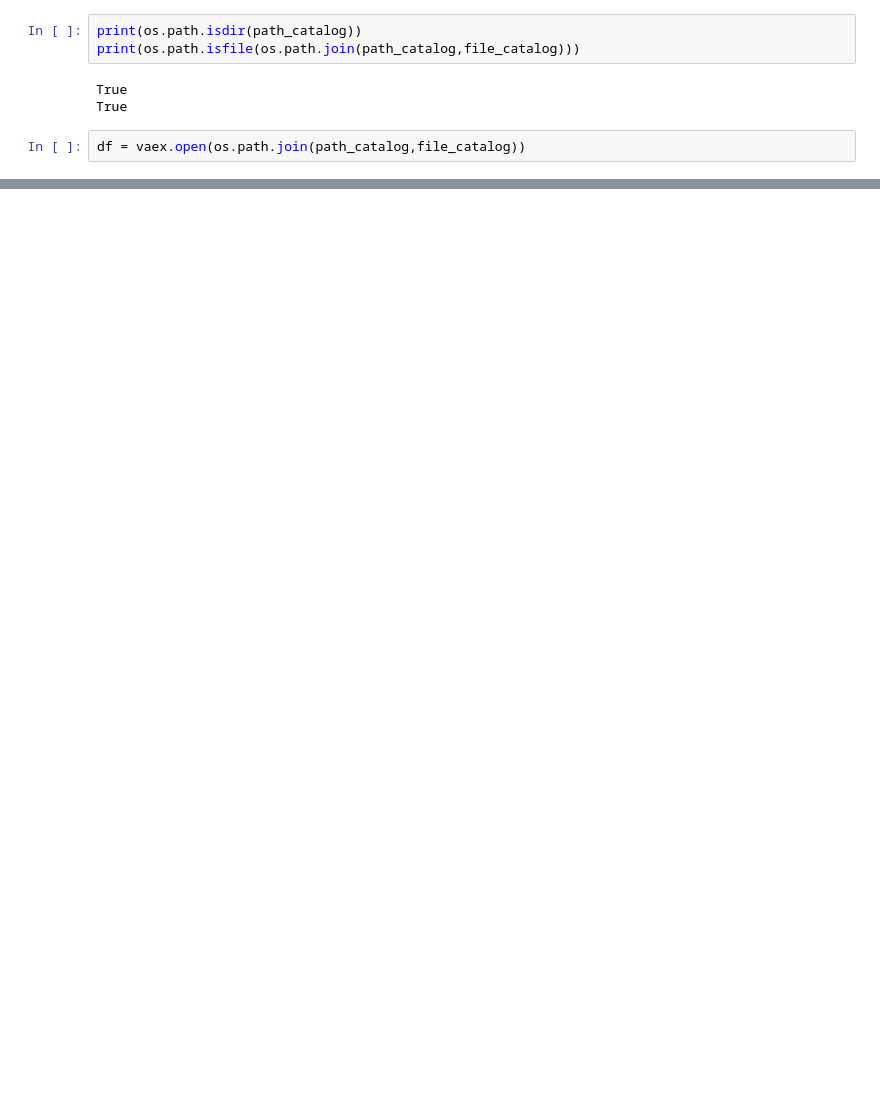
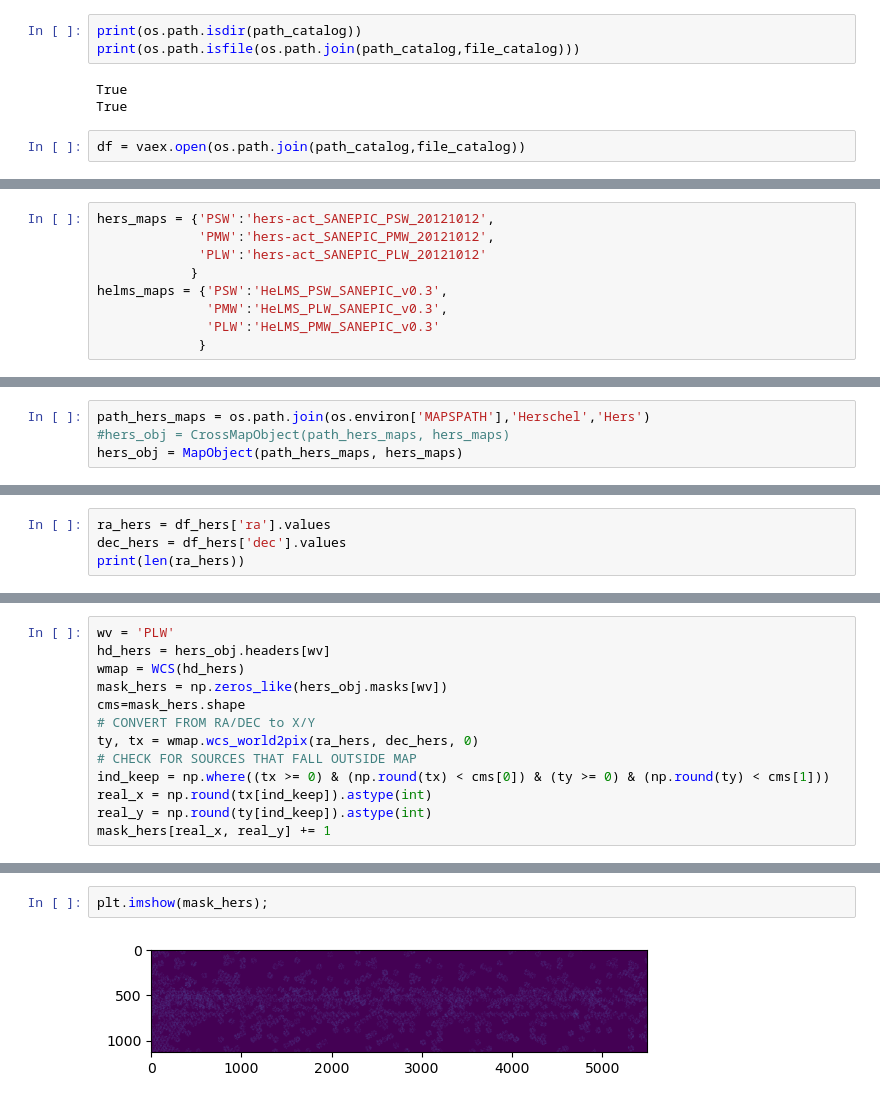
Before and after one commit to marcoviero/hetdexXhers, a Jupyter notebook: Parse_HETDEX_Catalog.ipynb, the cells around one changed output, grey strips where cells are left out. Cells and saved outputs as stored; diff of their text form; blank space fills up the shorter version.

Commit message:
Added proper footprint mask to catalog.

```diff
--- a/Parse_HETDEX_Catalog.ipynb
+++ b/Parse_HETDEX_Catalog.ipynb
@@ -77,0 +142,9 @@ fits_data
+# %%
+hers_maps = {'PSW':'hers-act_SANEPIC_PSW_20121012',
+             'PMW':'hers-act_SANEPIC_PMW_20121012',
+             'PLW':'hers-act_SANEPIC_PLW_20121012'
+            }
+helms_maps = {'PSW':'HeLMS_PSW_SANEPIC_v0.3',
+              'PMW':'HeLMS_PLW_SANEPIC_v0.3',
+              'PLW':'HeLMS_PMW_SANEPIC_v0.3'
+             }
@@ -77,0 +282,4 @@ fits_data
+# %%
+path_hers_maps = os.path.join(os.environ['MAPSPATH'],'Herschel','Hers')
+#hers_obj = CrossMapObject(path_hers_maps, hers_maps)
+hers_obj = MapObject(path_hers_maps, hers_maps)
@@ -77,0 +290,4 @@ fits_data
+# %%
+ra_hers = df_hers['ra'].values
+dec_hers = df_hers['dec'].values
+print(len(ra_hers))
@@ -77,0 +340,13 @@ fits_data
+# %%
+wv = 'PLW'
+hd_hers = hers_obj.headers[wv]
+wmap = WCS(hd_hers)
+mask_hers = np.zeros_like(hers_obj.masks[wv])
+cms=mask_hers.shape
+# CONVERT FROM RA/DEC to X/Y
+ty, tx = wmap.wcs_world2pix(ra_hers, dec_hers, 0)
+# CHECK FOR SOURCES THAT FALL OUTSIDE MAP
+ind_keep = np.where((tx >= 0) & (np.round(tx) < cms[0]) & (ty >= 0) & (np.round(ty) < cms[1]))
+real_x = np.round(tx[ind_keep]).astype(int)
+real_y = np.round(ty[ind_keep]).astype(int)
+mask_hers[real_x, real_y] += 1
@@ -77,0 +366,4 @@ fits_data
+# %%
+plt.imshow(mask_hers);
+# %% [output]
+[figure, added]
```
Also changed, not shown: parts of 48 cells of this notebook, 4 other files.
